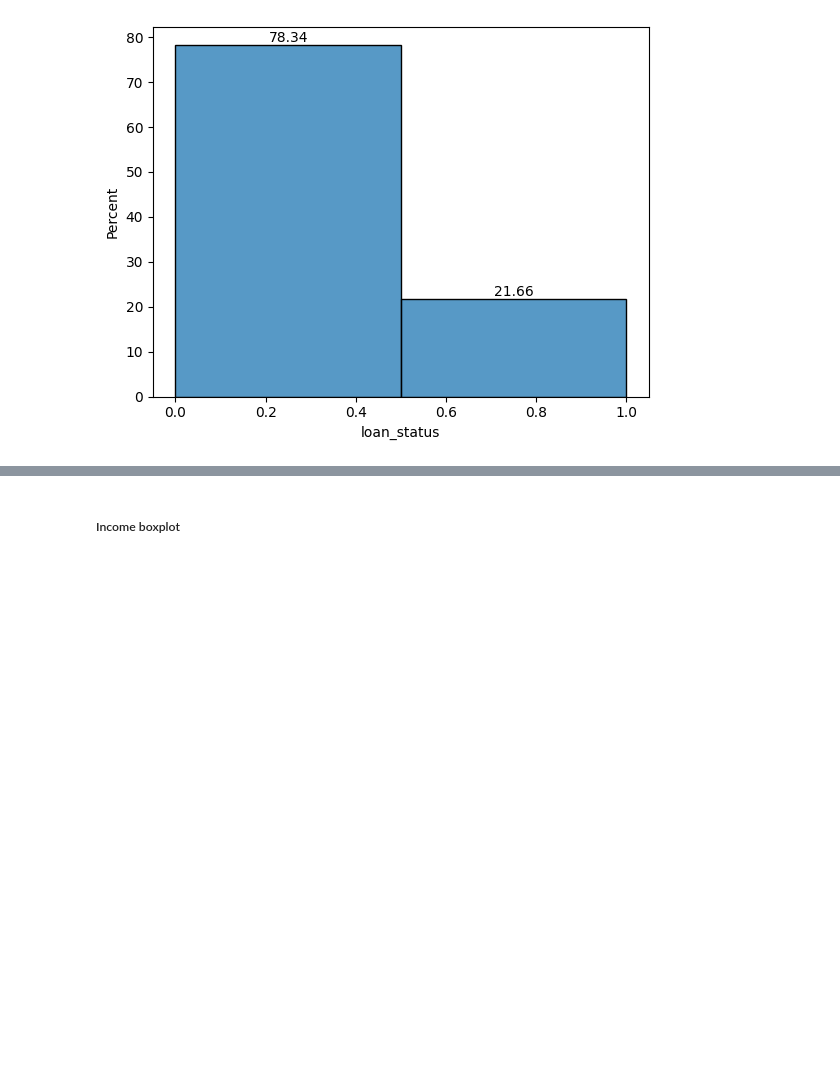
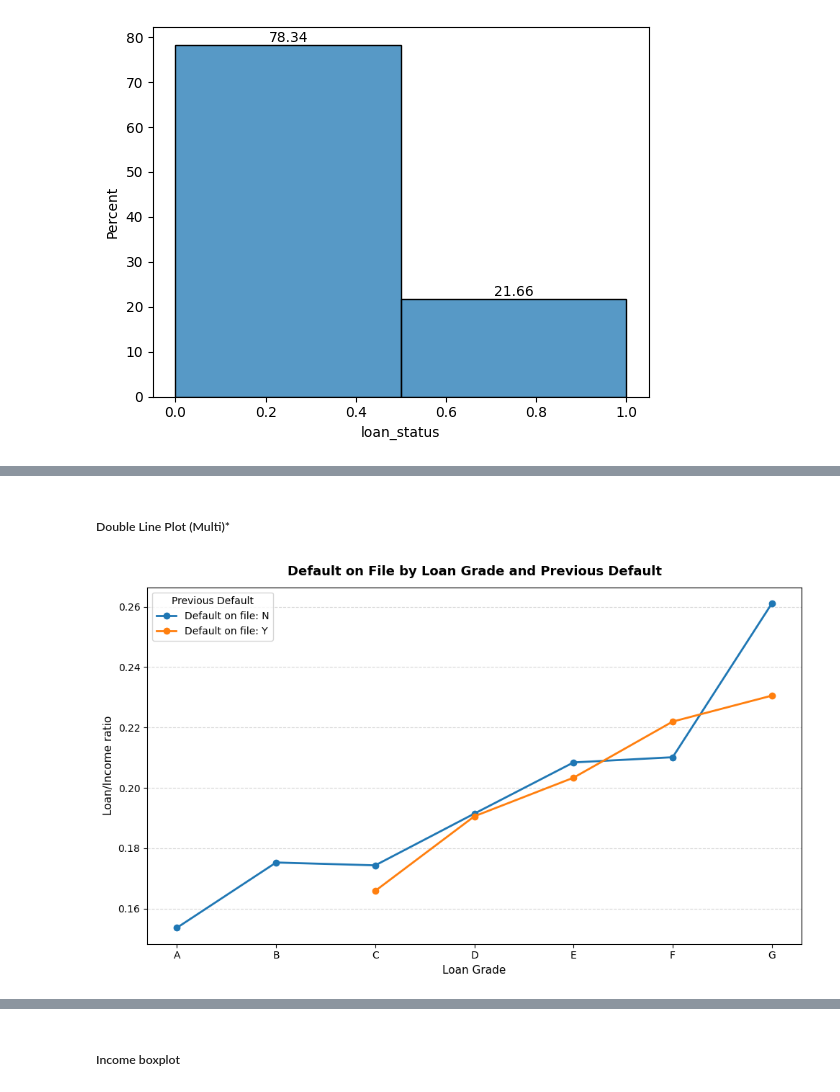
Before and after one commit to andre-bu-gitdev/O2_AI_for_Leaders_dx699, a Jupyter notebook: Milestone_4/M4 Functions.ipynb, the cells around one changed output, grey strips where cells are left out. Drawn from its saved outputs; the diff is of its cells as text; code cells hidden in the pictures; blank space fills up the shorter version.

```diff
--- a/Milestone_4/M4 Functions.ipynb
+++ b/Milestone_4/M4 Functions.ipynb
@@ -1213,0 +1246,25 @@ for container in ax.containers:
+# %% [markdown]
+##### Double Line Plot (Multi)*
+# %%
+pivot = cc_risk_df.pivot_table(
+    index="loan_grade",
+    columns="cb_person_default_on_file",
+    values="loan_percent_income",
+    aggfunc="mean"
+)
+
+fig, ax = plt.subplots(figsize=(10, 6))
+
+for col in pivot.columns:
+    ax.plot(pivot.index, pivot[col], marker="o", linewidth=2, label=f"Default on file: {col}")
+
+ax.set_title("Default on File by Loan Grade and Previous Default",
+             fontsize=13, fontweight="bold", pad=12)
+ax.set_xlabel("Loan Grade", fontsize=11)
+ax.set_ylabel("Loan/Income ratio", fontsize=11)
+ax.legend(title="Previous Default", fontsize=10)
+ax.grid(axis="y", linestyle="--", alpha=0.5)
+plt.tight_layout()
+plt.show()
+# %% [output]
+[figure, added]
```
Also changed, not shown: parts of 34 cells of this notebook, 2 other files.
